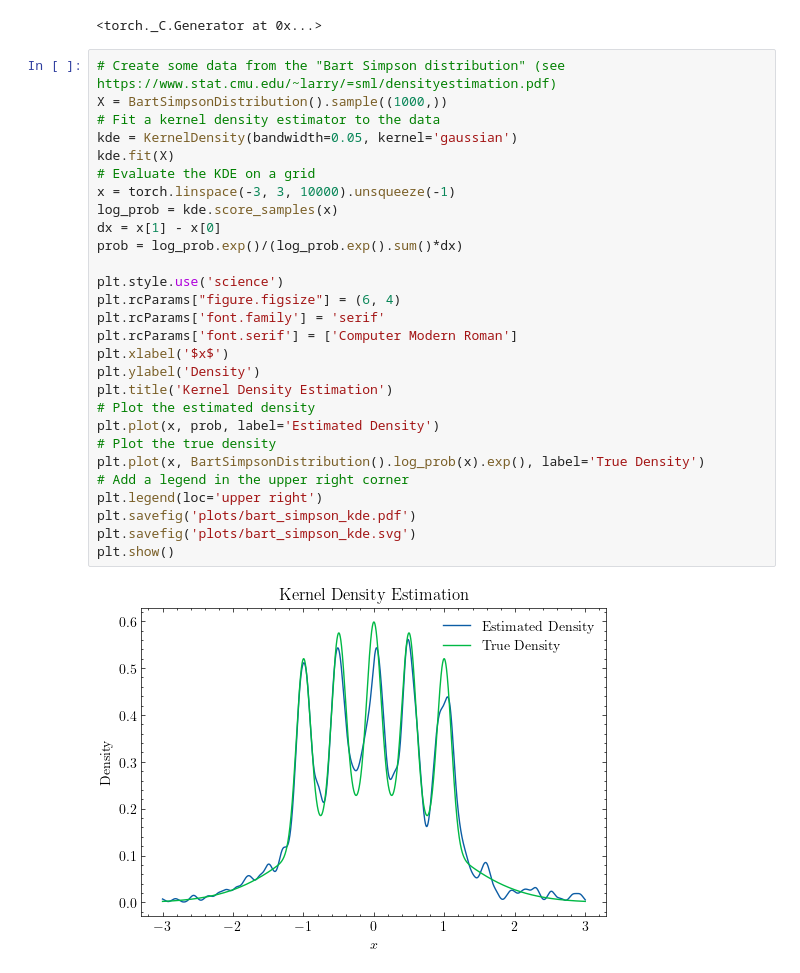
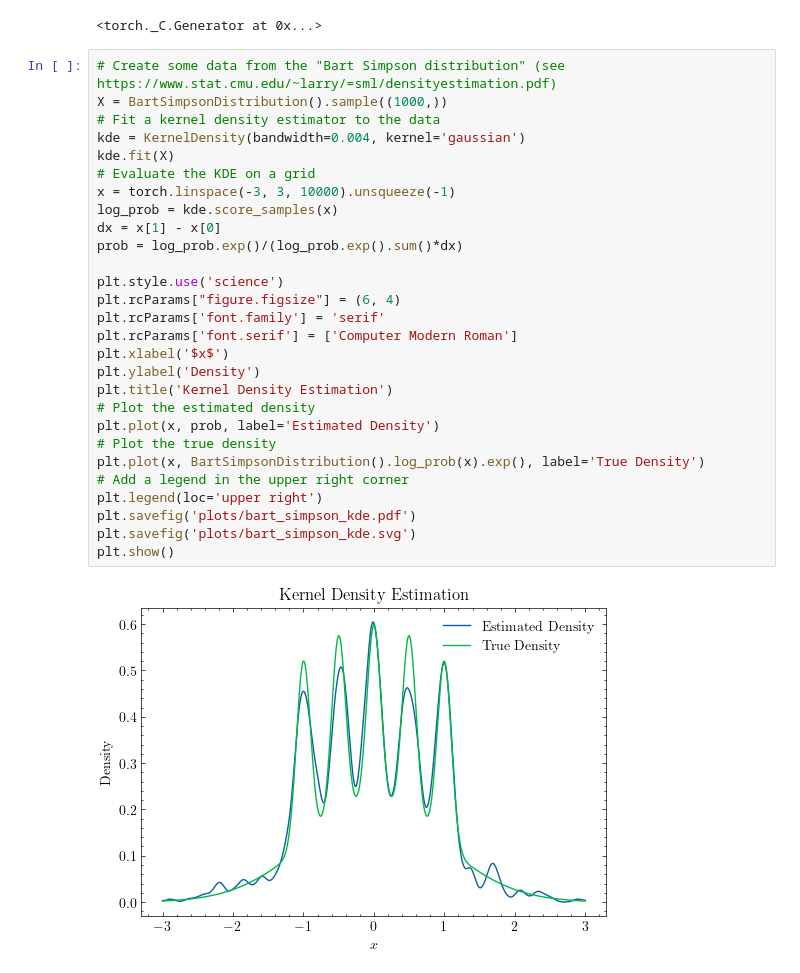
Before and after one commit to amreis/torch-kde, a Jupyter notebook: demo_kde.ipynb, the cells around one changed output. Saved outputs shown, nothing was run; the diff lists cells and outputs as text.

```diff
--- a/demo_kde.ipynb
+++ b/demo_kde.ipynb
@@ -17,30 +17,30 @@ torch.manual_seed(0)
 # %%
 # Create some data from the "Bart Simpson distribution" (see https://www.stat.cmu.edu/~larry/=sml/densityestimation.pdf)
 X = BartSimpsonDistribution().sample((1000,))
 # Fit a kernel density estimator to the data
-kde = KernelDensity(bandwidth=0.05, kernel='gaussian')
+kde = KernelDensity(bandwidth=0.004, kernel='gaussian')
 kde.fit(X)
 # Evaluate the KDE on a grid
 x = torch.linspace(-3, 3, 10000).unsqueeze(-1)
 log_prob = kde.score_samples(x)
 dx = x[1] - x[0]
 prob = log_prob.exp()/(log_prob.exp().sum()*dx)
 
 plt.style.use('science')
 plt.rcParams["figure.figsize"] = (6, 4)
 plt.rcParams['font.family'] = 'serif'
 plt.rcParams['font.serif'] = ['Computer Modern Roman']
 plt.xlabel('$x$')
 plt.ylabel('Density')
 plt.title('Kernel Density Estimation')
 # Plot the estimated density
 plt.plot(x, prob, label='Estimated Density')
 # Plot the true density
 plt.plot(x, BartSimpsonDistribution().log_prob(x).exp(), label='True Density')
 # Add a legend in the upper right corner
 plt.legend(loc='upper right')
 plt.savefig('plots/bart_simpson_kde.pdf')
 plt.savefig('plots/bart_simpson_kde.svg')
 plt.show()
 # %% [output]
-[figure, old version]
+[figure, new version]
```
Also changed, not shown: 4 other files.
